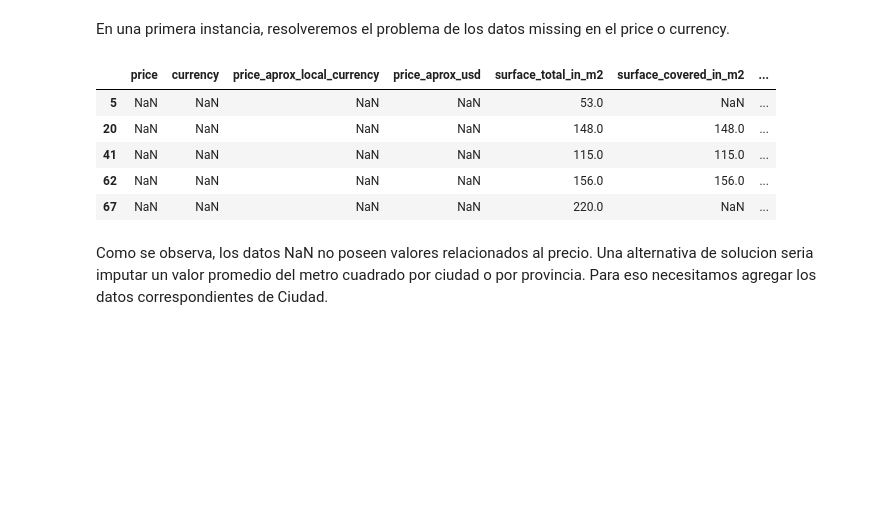
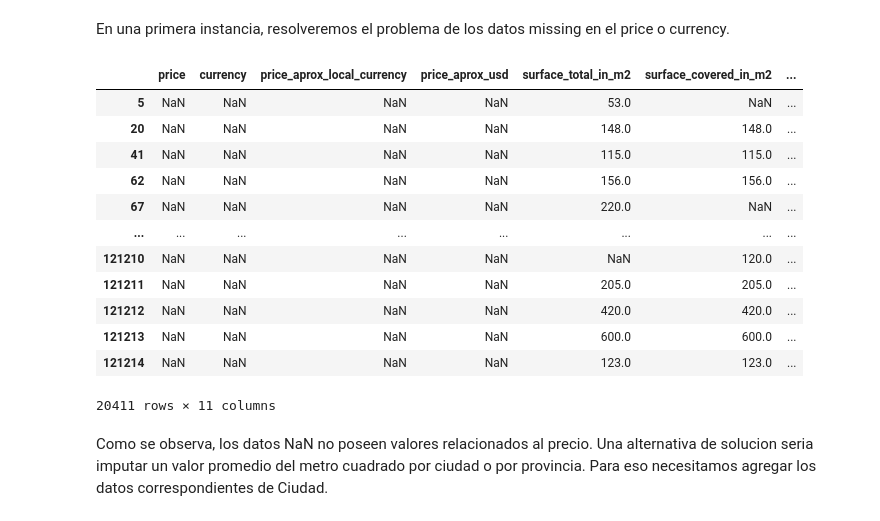
Before and after one commit to fbenitezpiloni/dh_tp_grupo_13, a Jupyter notebook: TP1/TP1_DH.ipynb, the cells around one changed output. Cells and saved outputs as stored; diff of their text form; code cells hidden in the pictures; blank space fills up the shorter version.

```diff
--- a/TP1/TP1_DH.ipynb
+++ b/TP1/TP1_DH.ipynb
@@ -366,7 +366,7 @@ Name: operation, dtype: int64
 En primer lugar vamos a analizar las variables numericas (relacionadas a los valores del inmueble, los metros cuadrados y las expensas), en conjunto con "currency" (que indica el tipo de moneda), creando un dataset denominado "df_price".
 # %%
 df_price=df_prop[["price","currency","price_aprox_local_currency","price_aprox_usd",
-"surface_total_in_m2","surface_covered_in_m2","price_usd_per_m2","price_per_m2","expenses"]]
+"surface_total_in_m2","surface_covered_in_m2","price_usd_per_m2","price_per_m2","expenses","state_name","ciudad_nuevo"]]
 df_price.head()
 # %% [output]
 |  | price | currency | price_aprox_local_currency | price_aprox_usd | surface_total_in_m2 | surface_covered_in_m2 | ... |
@@ -380,14 +380,21 @@ En una primera instancia, resolveremos el problema de los datos missing en el pr
 # %%
 df_price_nulos=df_price["currency"].isnull() #mascara
 
-df_nulos_1=df_price[df_price_nulos].head()#DF con la mascara
+df_nulos_1=df_price[df_price_nulos] #DF con la mascara
 df_nulos_1
 # %% [output]
 |  | price | currency | price_aprox_local_currency | price_aprox_usd | surface_total_in_m2 | surface_covered_in_m2 | ... |
 | 5 | NaN | NaN | NaN | NaN | 53.0 | NaN | ... |
 | 20 | NaN | NaN | NaN | NaN | 148.0 | 148.0 | ... |
 | 41 | NaN | NaN | NaN | NaN | 115.0 | 115.0 | ... |
 | 62 | NaN | NaN | NaN | NaN | 156.0 | 156.0 | ... |
 | 67 | NaN | NaN | NaN | NaN | 220.0 | NaN | ... |
+| ... | ... | ... | ... | ... | ... | ... | ... |
+| 121210 | NaN | NaN | NaN | NaN | NaN | 120.0 | ... |
+| 121211 | NaN | NaN | NaN | NaN | 205.0 | 205.0 | ... |
+| 121212 | NaN | NaN | NaN | NaN | 420.0 | 420.0 | ... |
+| 121213 | NaN | NaN | NaN | NaN | 600.0 | 600.0 | ... |
+| 121214 | NaN | NaN | NaN | NaN | 123.0 | 123.0 | ... |
+20411 rows × 11 columns
 # %% [markdown]
 Como se observa, los datos NaN no poseen valores relacionados al precio. Una alternativa de solucion seria imputar un valor promedio del metro cuadrado por ciudad o por provincia. Para eso necesitamos agregar los datos correspondientes de Ciudad.
```
Also changed, not shown: parts of 4 cells of this notebook.
